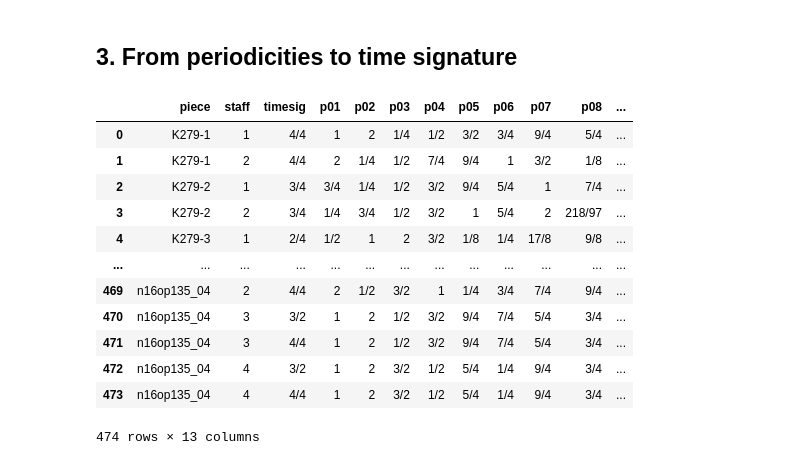
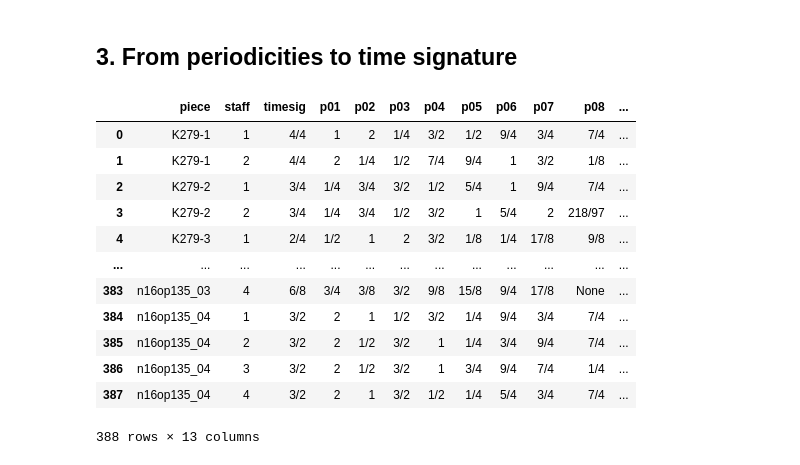
Before and after one commit to mikqs/digital-musicology, a Jupyter notebook: Group_6_A1.ipynb, the cells around one changed output. Cells and saved outputs as stored; diff of their text form; code cells hidden in the pictures.

Commit message:
Fixed inconsistencies between dataframes

```diff
--- a/Group_6_A1.ipynb
+++ b/Group_6_A1.ipynb
@@ -41,22 +41,24 @@ from sklearn import metrics
 time_unit = 1/4
 
 meter_dataset = pd.read_csv('DM2022 - Assignment 1 [Dataset].csv', index_col = 0, converters = {'global_onset':fractions.Fraction, 'duration': fractions.Fraction})
-df = meter_dataset[['piece','timesig','global_onset', 'staff', 'voice', 'duration', 'nominal_duration', 'tied', 'gracenote']]
+meter_dataset = meter_dataset[['piece', 'staff', 'timesig', 'voice', 'global_onset', 'duration', 'tied', 'gracenote']]
 
 # Ignore gracenotes for now
-df = df[df['gracenote'].isna()]
+meter_dataset = meter_dataset[meter_dataset['gracenote'].isna()].drop(columns = ['gracenote'])
 
-timesignatures = [fractions.Fraction(timesig) for timesig in df['timesig']]
+meter_dataset = meter_dataset.sort_values(by=['piece','staff','voice','global_onset']).reset_index(drop=True)
+
+timesignatures = [fractions.Fraction(timesig) for timesig in meter_dataset['timesig']]
 max_bar_length = max(timesignatures)
 # %%
 %%time
 
-tied_df = df.sort_values(by=['piece','staff','voice','global_onset']).reset_index()
+untied_df = meter_dataset
+tied_df = meter_dataset
 
 # Aggregating ties (to verify if this is worse or better)
 blocks = (tied_df.tied.ne(tied_df.tied.shift()) & tied_df.tied.ne(tied_df.tied.shift() - 2) & tied_df.tied.ne(tied_df.tied.shift() - 1)).cumsum()
-tied_df = tied_df.groupby(blocks, as_index=False).agg({'piece':'first','staff':'first', 'voice':'first', 'timesig':'first', 'global_onset':'first', 'tied':'first', 'duration':'sum'})
-old_df = df
+tied_df = tied_df.groupby(blocks, as_index=False).agg({'piece':'first', 'staff':'first', 'voice':'first', 'timesig':'first', 'global_onset':'first', 'duration':'sum', 'tied':'first'})
 
 # not optimized
 # tied_df = pd.DataFrame(columns=['piece', 'staff', 'voice', 'global_onset', 'duration', 'tied', 'timesig'])
@@ -257,15 +259,5 @@ Periodicity analysis of Piece: n04op18-4_04, Staff: 1, Time Signature: 2/2
 # %% [markdown]
 ## 3. From periodicities to time signature
-# %%
-rfdf = df.groupby(['piece', 'staff' ,'timesig'], as_index=False).agg(' '.join).iloc[::]
-rfdf = rfdf.drop(columns = 'nominal_duration')
-periodicities = []
-for i in rfdf.itertuples():
-    piece = i[1]
-    staff = i[2]
-    piece_staff = (piece, staff)
-    tops = top_periodicities(piece_staff)
-    periodicities.append(tops)
 # %%
 def top_periodicities(piece_staff):
     x = summed_durations[piece_staff].index.tolist()
@@ -294,22 +286,32 @@ def top_periodicities(piece_staff):
     #print(autocorr_df_sorted.iloc[:10,0])
     tops = autocorr_df_sorted.iloc[:10,0].to_numpy()
     return tops
+# %%
+ground_truth_df = df.groupby(['piece', 'staff'], as_index=False).first().drop(columns=['voice','global_onset','tied','duration'])
+
+periodicities = []
+for i in ground_truth_df.itertuples():
+    piece = i.piece
+    staff = i.staff
+    piece_staff = (piece, staff)
+    tops = top_periodicities(piece_staff)
+    periodicities.append(tops)
 # %%
 df_autocorr = pd.DataFrame(periodicities, columns=['p01','p02','p03','p04','p05','p06','p07','p08','p09','p10',])
-df_final= pd.concat([rfdf,df_autocorr],axis=1)
-df_final
+ground_truth_and_features_df = pd.concat([ground_truth_df, df_autocorr],axis=1)
+ground_truth_and_features_df
 # %% [output]
 |  | piece | staff | timesig | p01 | p02 | p03 | p04 | p05 | p06 | p07 | p08 | ... |
-| 0 | K279-1 | 1 | 4/4 | 1 | 2 | 1/4 | 1/2 | 3/2 | 3/4 | 9/4 | 5/4 | ... |
+| 0 | K279-1 | 1 | 4/4 | 1 | 2 | 1/4 | 3/2 | 1/2 | 9/4 | 3/4 | 7/4 | ... |
 | 1 | K279-1 | 2 | 4/4 | 2 | 1/4 | 1/2 | 7/4 | 9/4 | 1 | 3/2 | 1/8 | ... |
-| 2 | K279-2 | 1 | 3/4 | 3/4 | 1/4 | 1/2 | 3/2 | 9/4 | 5/4 | 1 | 7/4 | ... |
+| 2 | K279-2 | 1 | 3/4 | 1/4 | 3/4 | 3/2 | 1/2 | 5/4 | 1 | 9/4 | 7/4 | ... |
 | 3 | K279-2 | 2 | 3/4 | 1/4 | 3/4 | 1/2 | 3/2 | 1 | 5/4 | 2 | 218/97 | ... |
 | 4 | K279-3 | 1 | 2/4 | 1/2 | 1 | 2 | 3/2 | 1/8 | 1/4 | 17/8 | 9/8 | ... |
 | ... | ... | ... | ... | ... | ... | ... | ... | ... | ... | ... | ... | ... |
-| 469 | n16op135_04 | 2 | 4/4 | 2 | 1/2 | 3/2 | 1 | 1/4 | 3/4 | 7/4 | 9/4 | ... |
-| 470 | n16op135_04 | 3 | 3/2 | 1 | 2 | 1/2 | 3/2 | 9/4 | 7/4 | 5/4 | 3/4 | ... |
-| 471 | n16op135_04 | 3 | 4/4 | 1 | 2 | 1/2 | 3/2 | 9/4 | 7/4 | 5/4 | 3/4 | ... |
-| 472 | n16op135_04 | 4 | 3/2 | 1 | 2 | 3/2 | 1/2 | 5/4 | 1/4 | 9/4 | 3/4 | ... |
-| 473 | n16op135_04 | 4 | 4/4 | 1 | 2 | 3/2 | 1/2 | 5/4 | 1/4 | 9/4 | 3/4 | ... |
+| 383 | n16op135_03 | 4 | 6/8 | 3/4 | 3/8 | 3/2 | 9/8 | 15/8 | 9/4 | 17/8 | None | ... |
+| 384 | n16op135_04 | 1 | 3/2 | 2 | 1 | 1/2 | 3/2 | 1/4 | 9/4 | 3/4 | 7/4 | ... |
+| 385 | n16op135_04 | 2 | 3/2 | 2 | 1/2 | 3/2 | 1 | 1/4 | 3/4 | 9/4 | 7/4 | ... |
+| 386 | n16op135_04 | 3 | 3/2 | 2 | 1/2 | 3/2 | 1 | 3/4 | 9/4 | 7/4 | 1/4 | ... |
+| 387 | n16op135_04 | 4 | 3/2 | 2 | 1 | 3/2 | 1/2 | 1/4 | 5/4 | 3/4 | 7/4 | ... |
-474 rows × 13 columns
+388 rows × 13 columns
 # %%
```
Also changed, not shown: parts of 10 cells of this notebook.
